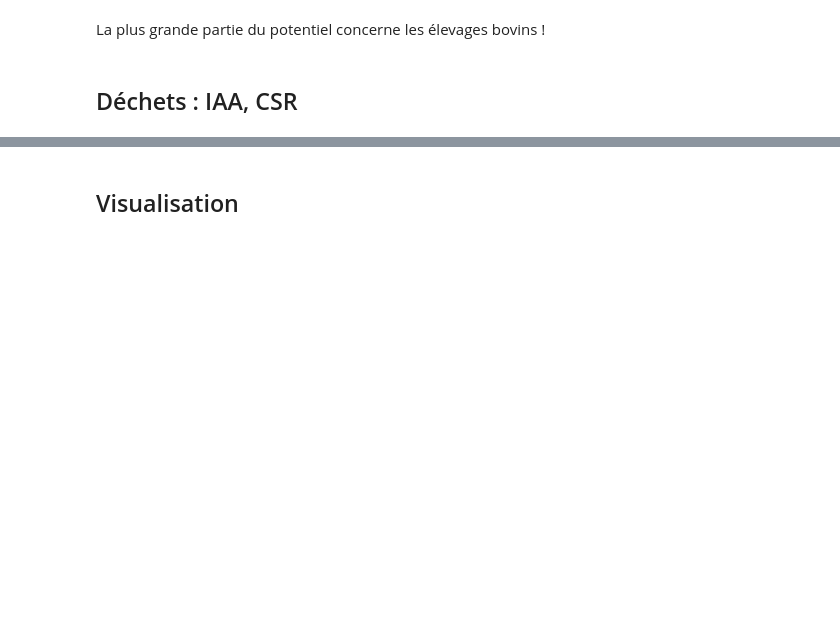
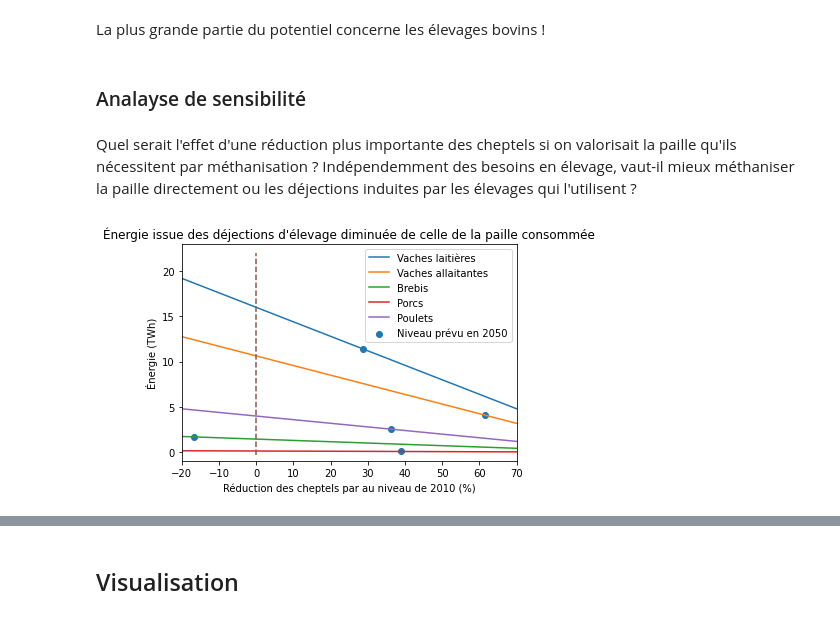
Before and after one commit to 20castro/Mini-projet_Biogaz, a Jupyter notebook: Gisement.ipynb, the cells around one changed output, grey strips where cells are left out. Cells and saved outputs as stored; diff of their text form; code cells hidden in the pictures; blank space fills up the shorter version.

```diff
--- a/Gisement.ipynb
+++ b/Gisement.ipynb
@@ -623,5 +576,34 @@ df
 | Poules | 0.012 | 1.1 | 39233851.0 | 0.0 | 0.0 | 0.0 | 6.0 | ... |
 # %% [markdown]
 La plus grande partie du potentiel concerne les élevages bovins !
-# %% [markdown]
-## Déchets : IAA, CSR
+# %% [markdown]
+### Analayse de sensibilité
+# %% [markdown]
+Quel serait l'effet d'une réduction  plus importante des cheptels si on valorisait la paille qu'ils nécessitent par méthanisation ? Indépendemment des besoins en élevage, vaut-il mieux méthaniser la paille directement ou les déjections induites par les élevages qui l'utilisent ?
+# %%
+energie = 0.96*df.loc[:'Poulets','energie'] # taux de mobilisation de 96%
+
+energie_paille_perdue = 0.2*df.loc[:'Poulets', 'energie_perdue'] # taux de mobilisation de 20%
+# %%
+t = np.linspace(-20, 71, 2)
+label = dict([('Vaches_laitieres', 'Vaches laitières'), ('Vaches_allaitantes','Vaches allaitantes'),
+              ('Brebis', 'Brebis'), ('Porcs', 'Porcs'), ('Poulets', 'Poulets')])
+
+niveau_2050 = []
+
+for x in energie.index:
+    plt.plot(t, (energie[x] - energie_paille_perdue[x])*(1 - t/100), label = label[x])
+    val = evolution_cheptels[x]
+    niveau_2050.append((energie[x] - energie_paille_perdue[x])*(1 + val/100))
+plt.xlim(-20, 70)
+plt.ylim(-1, 23)
+plt.yticks(np.arange(0, 21, 5))
+plt.scatter(- evolution_cheptels[:'Poulets'], niveau_2050, label = 'Niveau prévu en 2050')
+plt.plot(np.array([0, 0]), np.linspace(-.3, 22, 2), '--')
+plt.legend()
+plt.xlabel('Réduction des cheptels par au niveau de 2010 (%)')
+plt.ylabel('Énergie (TWh)')
+plt.title("Énergie issue des déjections d'élevage diminuée de celle de la paille consommée");
+#plt.savefig('sensibilite_dejections.png', dpi = 1200)
+# %% [output]
+[figure, added]
```
Also changed, not shown: parts of 56 cells of this notebook, 3 other files.
